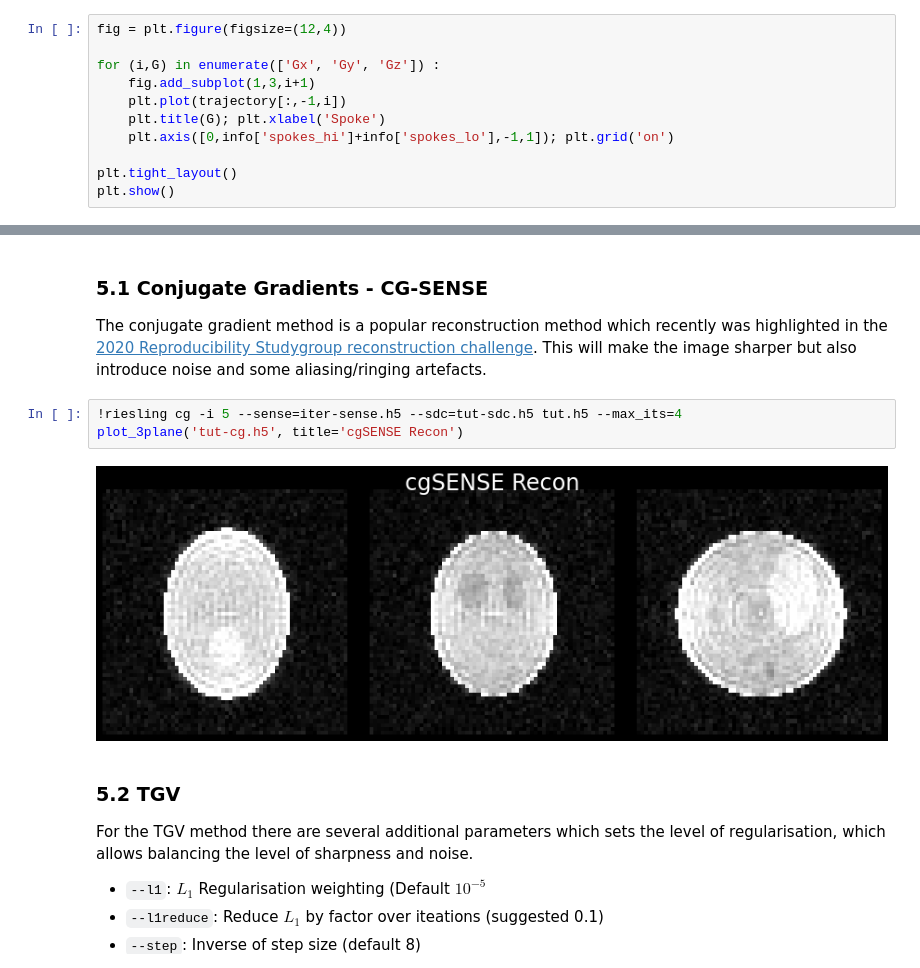
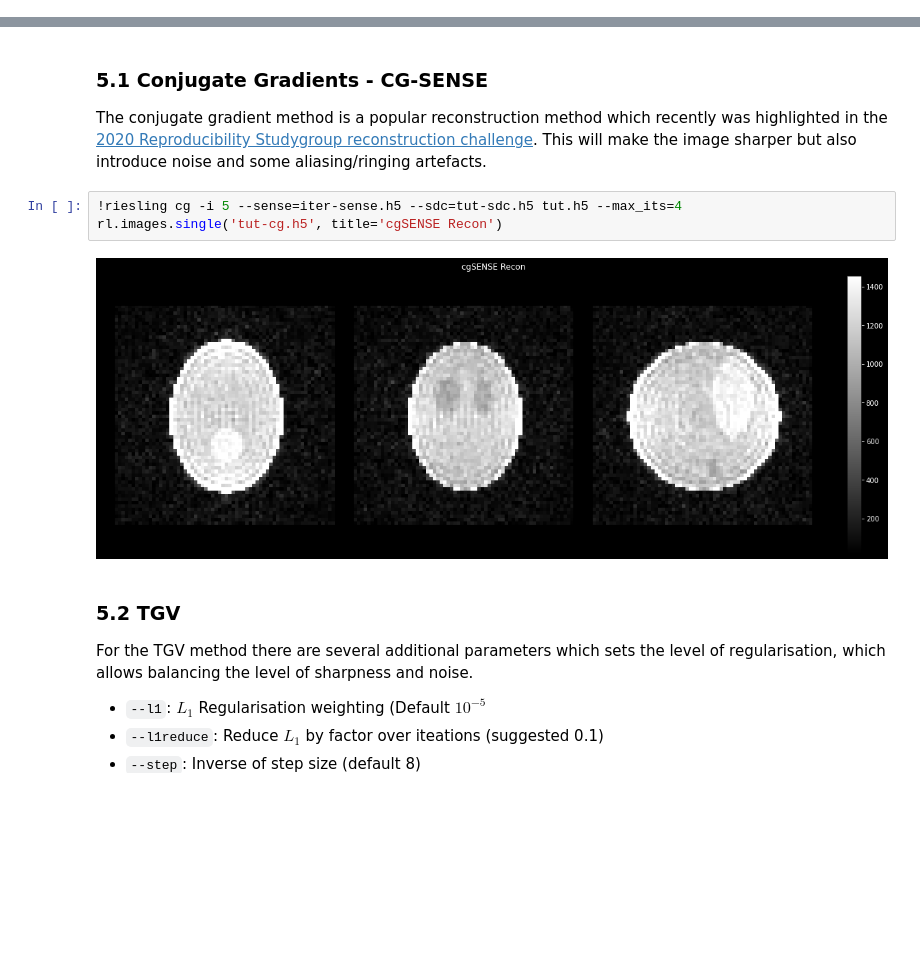
Before and after one commit to spinicist/old-riesling-examples, a Jupyter notebook: tutorial.ipynb, the cells around one changed output, grey strips where cells are left out. Saved outputs shown, nothing was run; the diff lists cells and outputs as text; blank space fills up the shorter version.

```diff
--- a/tutorial.ipynb
+++ b/tutorial.ipynb
@@ -181,11 +175,0 @@ Let's have a look at the data and the trajectory
-# %%
-fig = plt.figure(figsize=(12,4))
-
-for (i,G) in enumerate(['Gx', 'Gy', 'Gz']) :
-    fig.add_subplot(1,3,i+1)
-    plt.plot(trajectory[:,-1,i])
-    plt.title(G); plt.xlabel('Spoke')
-    plt.axis([0,info['spokes_hi']+info['spokes_lo'],-1,1]); plt.grid('on')
-
-plt.tight_layout()
-plt.show()
@@ -235,9 +214,9 @@ An important point to note is that the iterative methods use an expanded field-o
 The conjugate gradient method is a popular reconstruction method which recently was highlighted in the [2020 Reproducibility Studygroup reconstruction challenge](https://onlinelibrary.wiley.com/doi/10.1002/mrm.28569). This will make the image sharper but also introduce noise and some aliasing/ringing artefacts.
 # %%
 !riesling cg -i 5 --sense=iter-sense.h5 --sdc=tut-sdc.h5 tut.h5 --max_its=4
-plot_3plane('tut-cg.h5', title='cgSENSE Recon')
+rl.images.single('tut-cg.h5', title='cgSENSE Recon')
 # %% [output]
-[figure, old version]
+[figure, new version]
 # %% [markdown]
 <a id='tgv'></a>
 ### 5.2 TGV
```
Also changed, not shown: parts of 25 cells of this notebook.
